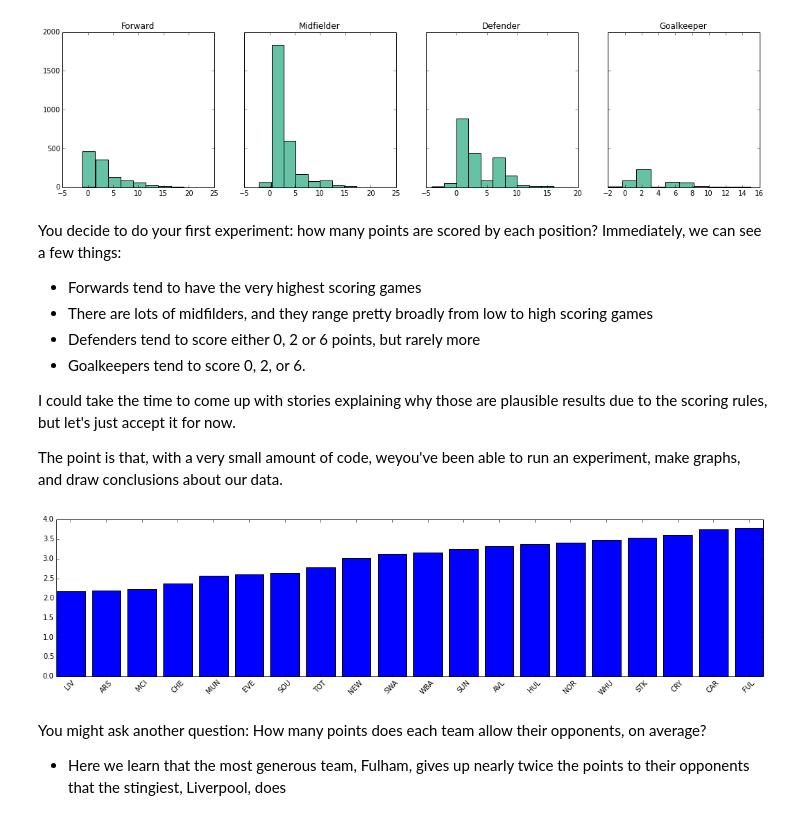
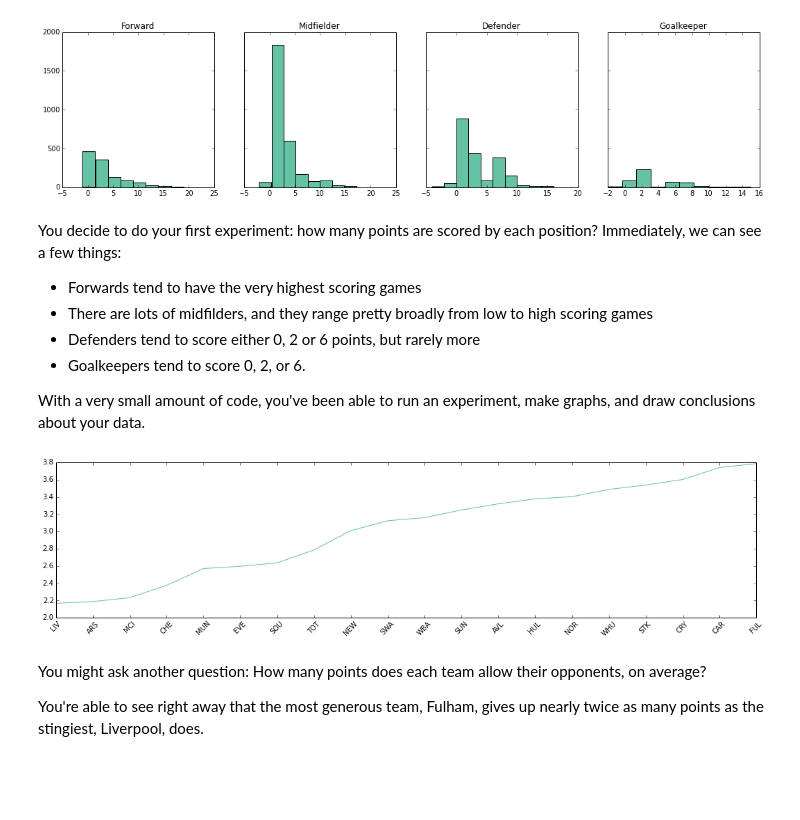
Before and after one commit to llimllib/fantasypl, a Jupyter notebook: talk/Fantasy Football Presentation.ipynb, the cells around one changed output. Saved outputs shown, nothing was run; the diff lists cells and outputs as text; code cells hidden in the pictures; blank space fills up the shorter version.

```diff
--- a/talk/Fantasy Football Presentation.ipynb
+++ b/talk/Fantasy Football Presentation.ipynb
@@ -145,39 +145,37 @@ You decide to do your first experiment: how many points are scored by each posit
 * Defenders tend to score either 0, 2 or 6 points, but rarely more
 * Goalkeepers tend to score 0, 2, or 6.
 
-I could take the time to come up with stories explaining why those are plausible results due to the scoring rules, but let's just accept it for now.
-
-The point is that, with a very small amount of code, weyou've been able to run an experiment, make graphs, and draw conclusions about our data.
+With a very small amount of code, you've been able to run an experiment, make graphs, and draw conclusions about your data.
 # %%
 opponents = {}
 for player in players.itervalues():
     for game in player["fixture_history"]["all"]:
         #skip games where the player played 0 minutes
         if game[3] == 0: continue
         opp = game[2][:3]
         pts = game[19]
         opponents.setdefault(opp, [0,0])[0] += pts
         opponents[opp][1] += 1
 
 from collections import OrderedDict
 avgs = {}
 for opponent, (score, n) in opponents.iteritems():
     avgs[opponent] = score/float(n)
 
 sorted_avgs = OrderedDict(sorted(avgs.items(), key=lambda t: t[1]))
 
 fig, ax = plt.subplots(figsize=(18,4))
 x_pos = np.arange(0, len(sorted_avgs.keys()))
-ax.set_xticks(x_pos+.4)
+ax.set_xticks(x_pos)
 ax.set_xticklabels(sorted_avgs.keys(), rotation=45)
-ax.bar(x_pos, sorted_avgs.values())
+ax.plot(x_pos, sorted_avgs.values())
 fig.show()
 # %% [output]
-[figure, old version]
+[figure, new version]
 # %% [markdown]
 You might ask another question: How many points does each team allow their opponents, on average?
 
-* Here we learn that the most generous team, Fulham, gives up nearly twice the points to their opponents that the stingiest, Liverpool, does
+You're able to see right away that the most generous team, Fulham, gives up nearly twice as many points as the stingiest, Liverpool, does.
 # %%
 class Game(object):
     def __init__(self, game_json):
```
Also changed, not shown: parts of 2 cells of this notebook.
